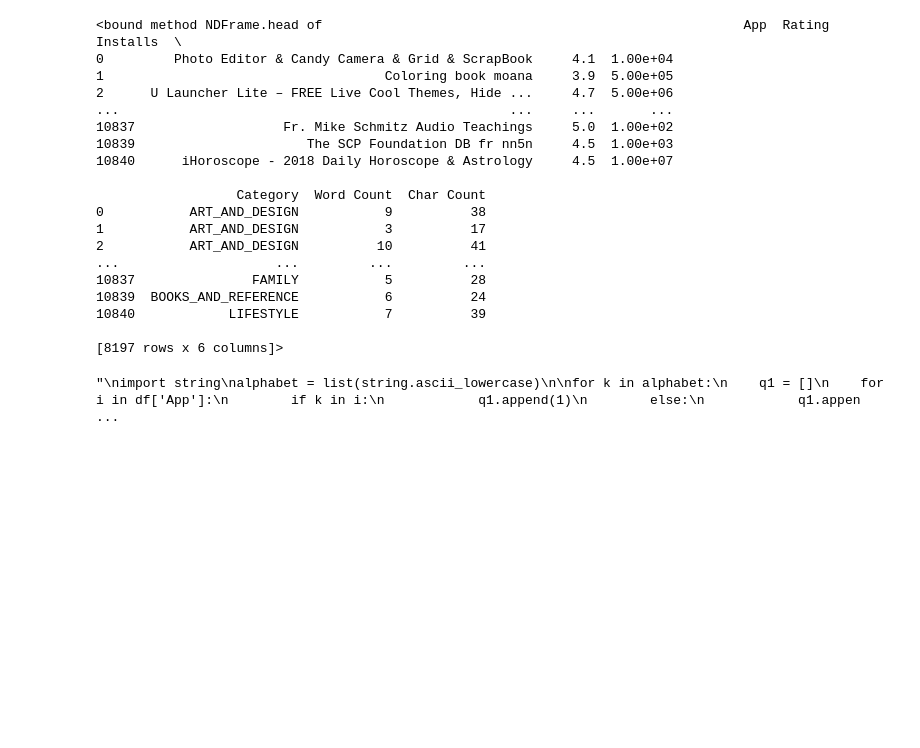
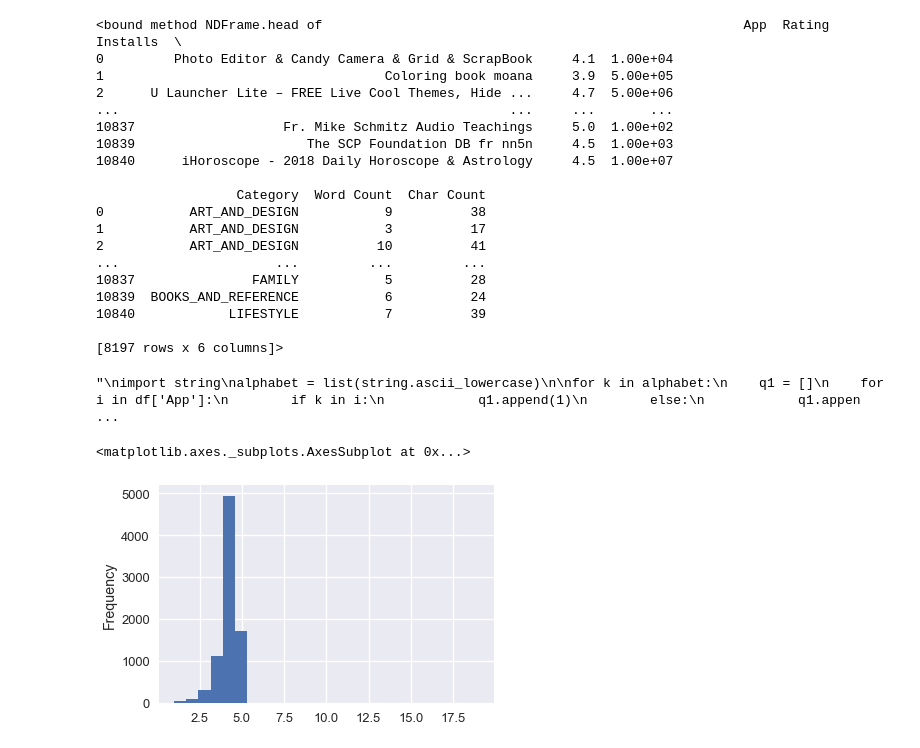
Before and after one commit to Titan-Ngo/COGS108_Repo, a Jupyter notebook: Data Wrangling.ipynb, the cells around one changed output. Cells and saved outputs as stored; diff of their text form; code cells hidden in the pictures; blank space fills up the shorter version.

Commit message:
Adding graphs

```diff
--- a/Data Wrangling.ipynb
+++ b/Data Wrangling.ipynb
@@ -209,3 +209,10 @@ for i in rem_list:
 '''
 # %% [output]
 "\nimport string\nalphabet = list(string.ascii_lowercase)\n\nfor k in alphabet:\n    q1 = []\n    for i in df['App']:\n        if k in i:\n            q1.append(1)\n        else:\n            q1.appen ...
+# %%
+## YOUR CODE HERE
+df['Rating'].plot.hist(bins = 25)
+## FEEL FREE TO ADD MULTIPLE CELLS PER SECTION
+# %% [output]
+<matplotlib.axes._subplots.AxesSubplot at 0x...>
+[figure, added]
```
Also changed, not shown: parts of 15 cells of this notebook.
